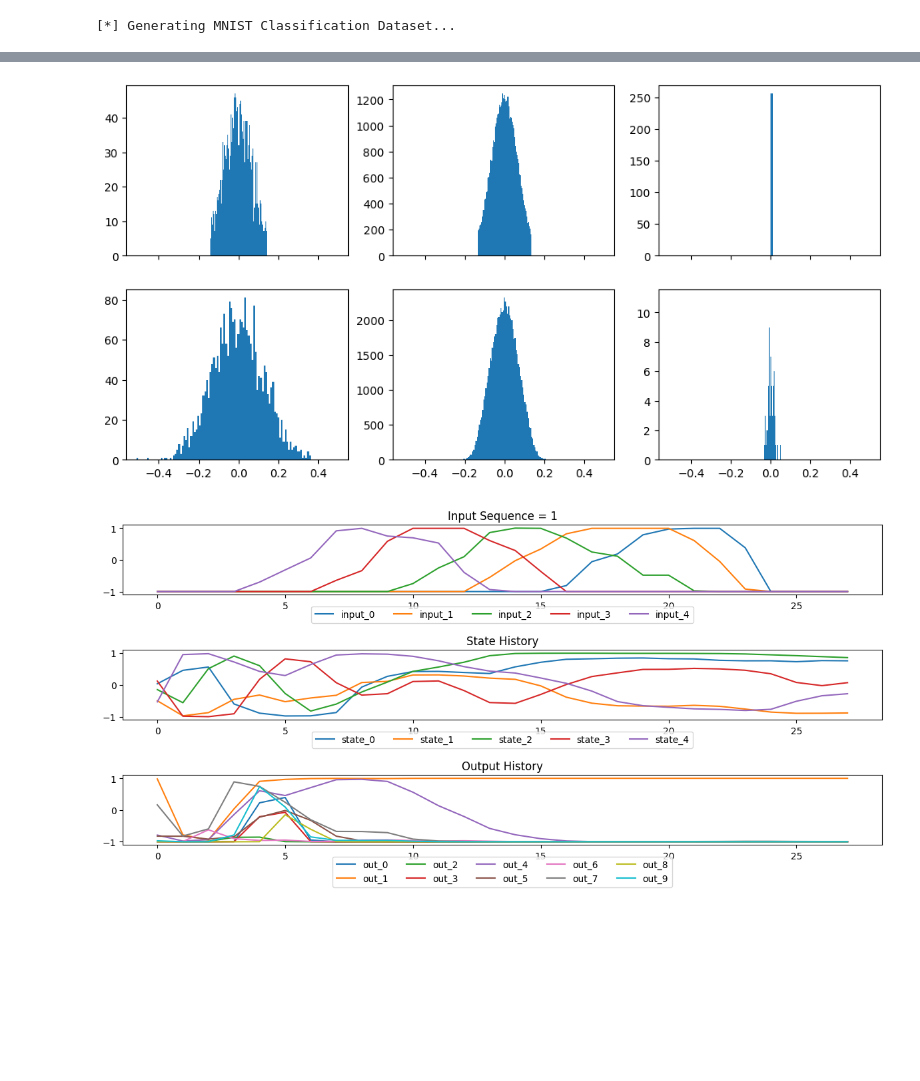
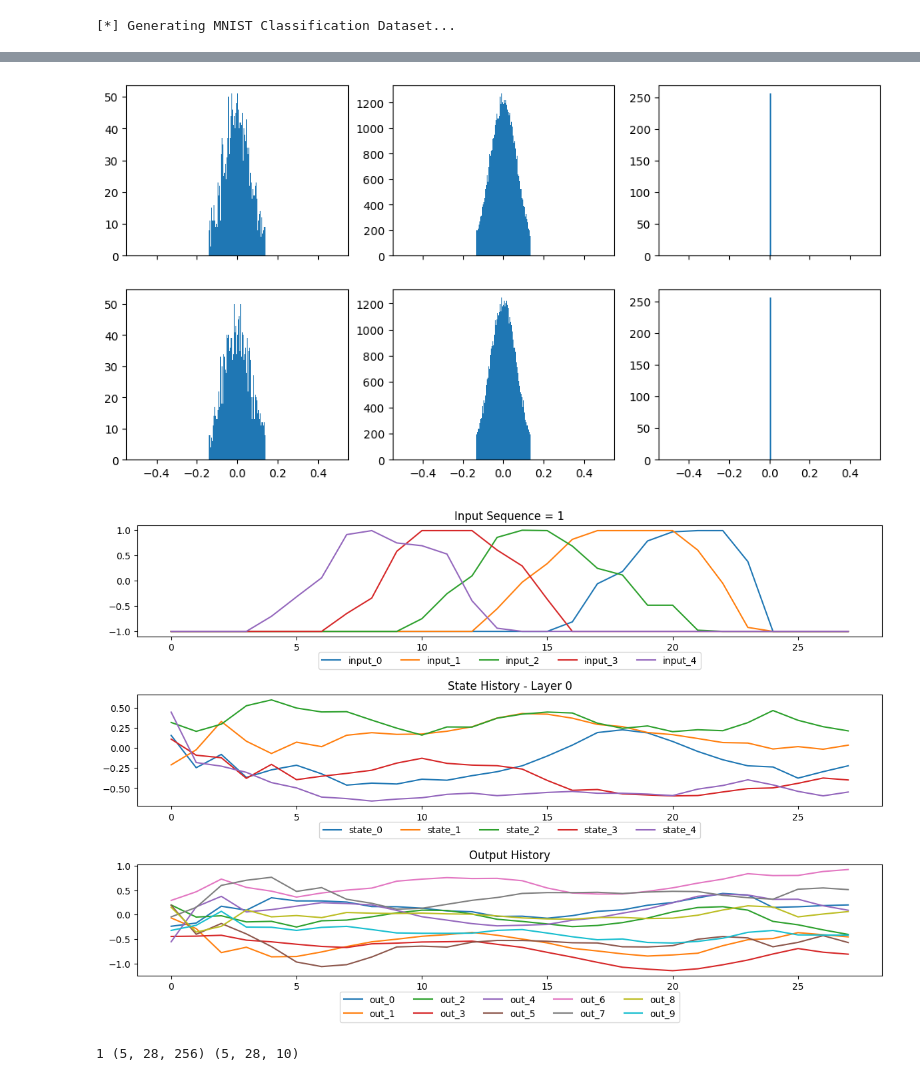
Before and after one commit to TristanTorchet/LearningJAX, a Jupyter notebook: Flax/flax1e_scanSRN.ipynb, the cells around one changed output, grey strips where cells are left out. Saved outputs shown, nothing was run; the diff lists cells and outputs as text; code cells hidden in the pictures; blank space fills up the shorter version.

```diff
--- a/Flax/flax1e_scanSRN.ipynb
+++ b/Flax/flax1e_scanSRN.ipynb
@@ -109,7 +111,7 @@ BatchRNN = nn.vmap(RNN, in_axes=0, out_axes=0, variable_axes={'params': None}, s
 # %%
-srn = BatchRNN(256, 10)
-params = srn.init(jax.random.PRNGKey(0), jnp.zeros_like(batch_x[:5]))
-state_hist, out_hist = srn.apply(params, batch_x[:5])
+model = BatchRNN(256, 10, 1)
+params = model.init(jax.random.PRNGKey(0), jnp.zeros_like(batch_x[:5]))
+state_hist, out_hist = model.apply(params, batch_x[:5])
 print(len(state_hist), state_hist[0].shape, out_hist.shape) # (batch, time, cell_size)
 y = out_hist.mean(axis=1)
 print(y.shape)
@@ -202,11 +191,11 @@ def run_epoch(state, train_dl, rng):
     train_accuracy = np.mean(epoch_accuracy)
     return state, train_loss, train_accuracy
 # %%
-def create_train_state(key, model_cls, lr, dataset_version):
+def create_train_state(key, model_cls, lr, dataset_version, hidden_size=256, num_layers=1):
 
     init_x = jnp.ones((128, 784, 1)) if dataset_version == "sequential" else jnp.ones((128, 28, 28))
 
-    model = model_cls(hidden_size=256, output_size=10)
+    model = model_cls(hidden_size=hidden_size, output_size=10, num_layers=num_layers)
     params = model.init(key, init_x)['params']
 
     # Debugging: Print parameter structure
@@ -219,5 +208,5 @@ def create_train_state(key, model_cls, lr, dataset_version):
         tx=optimizer,
     )
 # %%
-state = create_train_state(key, BatchRNN, lr, DATASET_VERSION)
+state = create_train_state(key, BatchRNN, lr, DATASET_VERSION, 256, 1)
 # %% [output]
@@ -228,5 +214,5 @@ The vanilla version takes ~2min for 10 batches --> 92 min / epoch.
 # %%
-for epoch in range(1):
+for epoch in range(2):
     state, train_loss, train_accuracy = run_epoch(state, trainloader, key)
     print(f"Epoch {epoch} | Loss: {train_loss} | Accuracy: {train_accuracy}")
 # %% [output]
@@ -240,20 +226,23 @@ print(jax.tree_util.tree_map(jnp.shape, state.params))
 # %%
 fig, axs = plt.subplots(2, 3, figsize=(1200*px, 600*px), sharex=True)
-axs[0,0].hist(params['params']['RNNLayer_0']['ScanRNNCell_0']['Dense_Out']['kernel'].flatten(), bins=100)
-axs[0,1].hist(params['params']['RNNLayer_0']['ScanRNNCell_0']['Dense_RNN']['kernel'].flatten(), bins=100)
-axs[0,2].hist(params['params']['RNNLayer_0']['ScanRNNCell_0']['Dense_RNN']['bias'].flatten(), bins=100)
-axs[1,0].hist(state.params['RNNLayer_0']['ScanRNNCell_0']['Dense_Out']['kernel'].flatten(), bins=100)
-axs[1,1].hist(state.params['RNNLayer_0']['ScanRNNCell_0']['Dense_RNN']['kernel'].flatten(), bins=100)
-axs[1,2].hist(state.params['RNNLayer_0']['ScanRNNCell_0']['Dense_RNN']['bias'].flatten(), bins=100)
+axs[0,0].hist(params['params']['Dense_Out']['kernel'].flatten(), bins=100)
+axs[0,1].hist(params['params']['RNNLayer_0']['Dense_RNN']['kernel'].flatten(), bins=100)
+axs[0,2].hist(params['params']['RNNLayer_0']['Dense_RNN']['bias'].flatten(), bins=100)
+axs[1,0].hist(state.params['Dense_Out']['kernel'].flatten(), bins=100)
+axs[1,1].hist(state.params['RNNLayer_0']['Dense_RNN']['kernel'].flatten(), bins=100)
+axs[1,2].hist(state.params['RNNLayer_0']['Dense_RNN']['bias'].flatten(), bins=100)
 plt.show()
 # %% [output]
-[figure, old version]
+[figure, new version]
 # %%
-plot_dynamics(srn, state.params, batch_x, batch_y, dataset_version=DATASET_VERSION, id_sample=2)
+plot_dynamics(model, state.params, batch_x, batch_y, dataset_version=DATASET_VERSION, id_sample=2)
 # %% [output]
-[figure, old version]
+[figure, new version]
 # %%
-all_state_hist, out_hist = srn.apply({'params':state.params}, batch_x[:5])
+all_state_hist, out_hist = model.apply({'params':state.params}, batch_x[:5])
+print(len(all_state_hist), all_state_hist[0].shape, out_hist.shape) # (batch, time, cell_size)
+# %% [output]
+1 (5, 28, 256) (5, 28, 10)
 # %%
 y = out_hist.mean(axis=1)
 print(y.shape)
```
Also changed, not shown: parts of 20 cells of this notebook, 2 other files.
